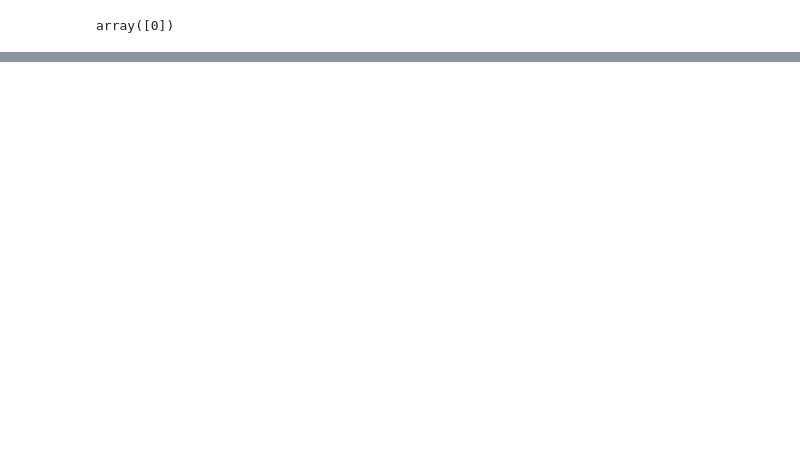
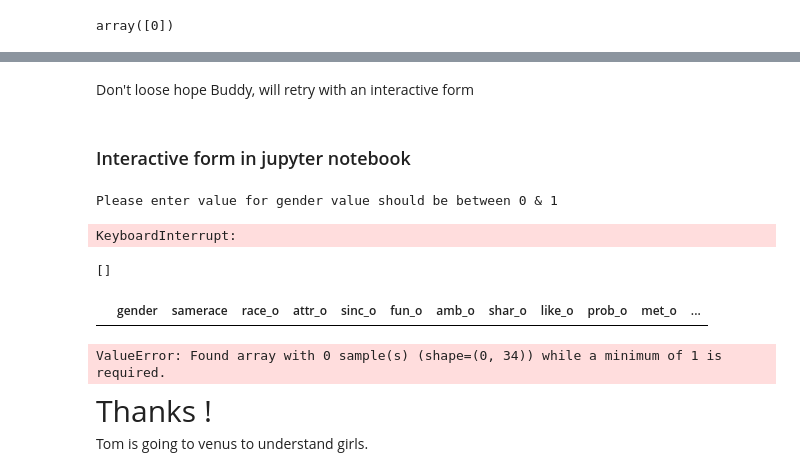
Before and after one commit to erjpsingh/dateyourmate, a Jupyter notebook: dateyourmate.ipynb, the cells around one changed output, grey strips where cells are left out. Saved outputs shown, nothing was run; the diff lists cells and outputs as text; code cells hidden in the pictures; blank space fills up the shorter version.

```diff
--- a/dateyourmate.ipynb
+++ b/dateyourmate.ipynb
@@ -705,0 +703,29 @@ array([0])
+# %% [markdown]
+Don't loose hope Buddy, will retry with an interactive form
+# %% [markdown]
+### Interactive form in jupyter notebook
+# %%
+# The goal is get get input interactively and def it into algo
+list_inputs = []
+for col in X_test.columns:
+    print("Please enter value for " + col + " value should be between 0 & "  + str(X_test[col].max()))
+    list_inputs.append(input())
+# %% [output]
+Please enter value for gender value should be between 0 & 1
+KeyboardInterrupt:
+# %%
+list_inputs
+# %% [output]
+[]
+# %%
+sample_interactive = pd.DataFrame(data  = list_inputs, index=X_test.columns).T
+# %%
+sample_interactive
+# %% [output]
+|  | gender | samerace | race_o | attr_o | sinc_o | fun_o | amb_o | shar_o | like_o | prob_o | met_o | ... |
+# %%
+logmodel.predict(sample_interactive)
+# %% [output]
+ValueError: Found array with 0 sample(s) (shape=(0, 34)) while a minimum of 1 is required.
+# %% [markdown]
+<p style="font-size:30px;">Thanks !</p> Tom is going to venus to understand girls.
```
Also changed, not shown: parts of 96 cells of this notebook.
